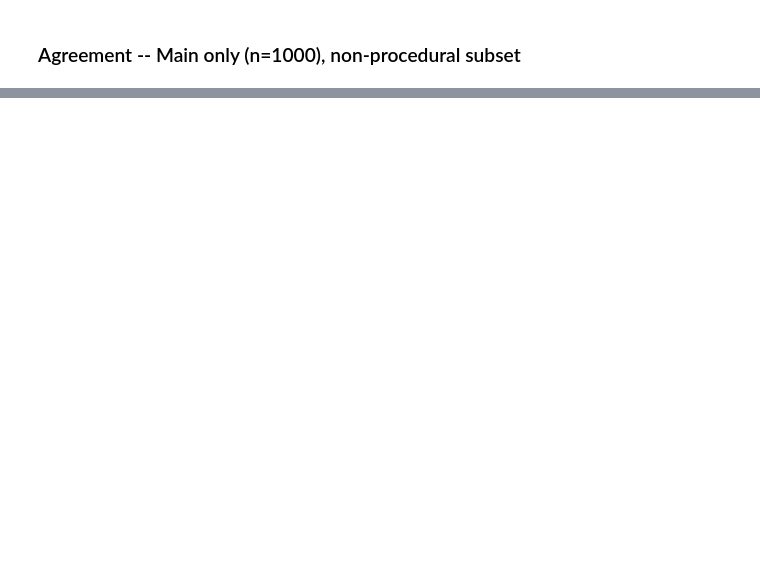
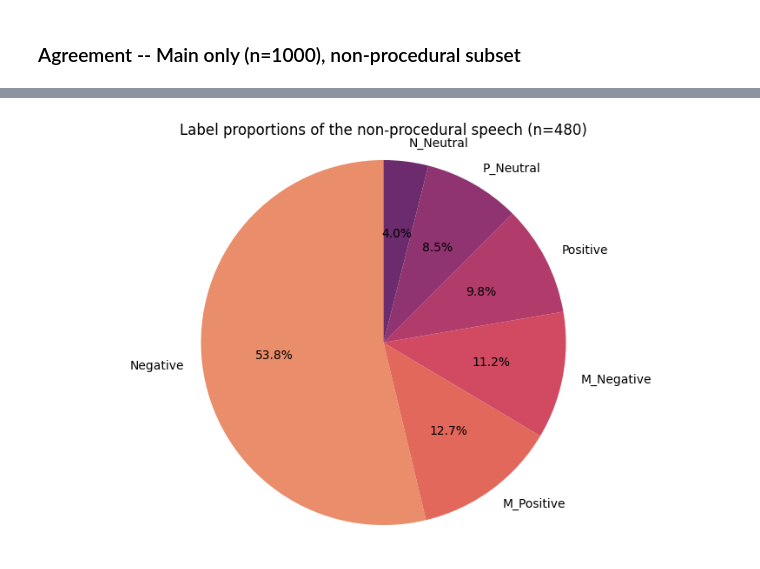
Before and after one commit to katjameden/ParlaMint_Sentiment, a Jupyter notebook: Utterances/Notebooks/Full_dataset_agreement.ipynb, the cells around one changed output, grey strips where cells are left out. Drawn from its saved outputs; the diff is of its cells as text; code cells hidden in the pictures; blank space fills up the shorter version.

```diff
--- a/Utterances/Notebooks/Full_dataset_agreement.ipynb
+++ b/Utterances/Notebooks/Full_dataset_agreement.ipynb
@@ -312,0 +453,4 @@ KA 3-class score:  0.7446369430991728
+# %%
+tags_non = df[df['chair'] == False] #Remove chair speeches
+tags_non = tags_non.value_counts('final_tag')
+tags_non
@@ -312,0 +466,11 @@ KA 3-class score:  0.7446369430991728
+# %%
+palette2 = sns.color_palette('flare')
+plt.figure(figsize=(10,6))
+plt.title('Label proportions of the non-procedural speech (n=480)')
+
+plt.pie(tags_non, labels=tags_non.index, colors=palette2, autopct='%1.1f%%', startangle=90)
+plt.axis('equal')
+plt.savefig('../Figures/Non-procedural_Labels_pie.png', dpi=300, bbox_inches='tight')
+plt.show()
+# %% [output]
+[figure, added]
```
Also changed, not shown: parts of 20 cells of this notebook, 14 other files.
